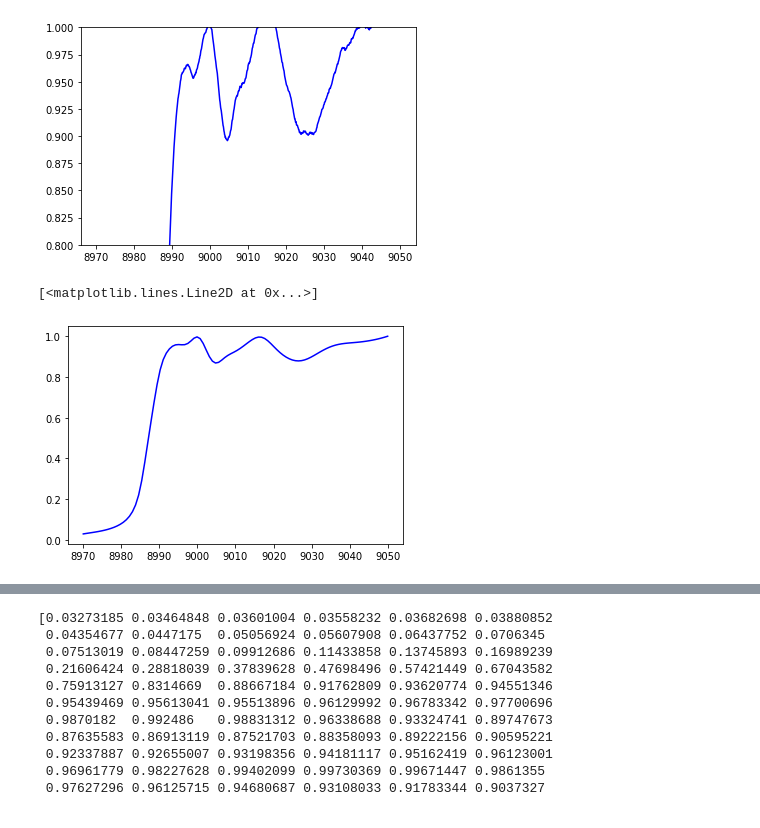
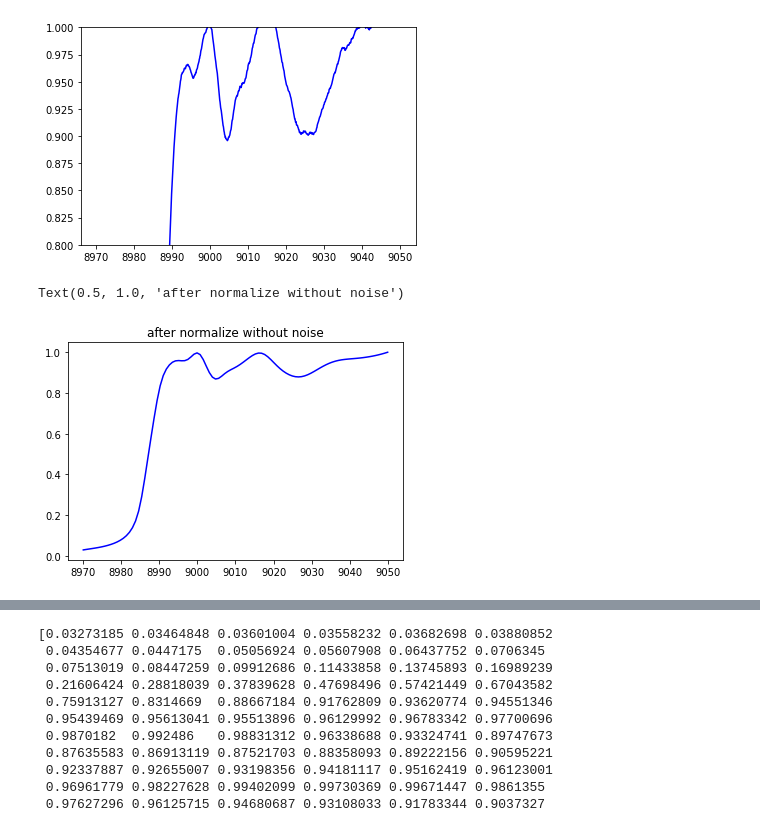
Before and after one commit to PredictXANES/XANES_Capstone, a Jupyter notebook: examples/GPR_predict_atom_number.ipynb, the cells around one changed output, grey strips where cells are left out. Cells and saved outputs as stored; diff of their text form; code cells hidden in the pictures.

```diff
--- a/examples/GPR_predict_atom_number.ipynb
+++ b/examples/GPR_predict_atom_number.ipynb
@@ -798,6 +813,7 @@ def normalization_spectra(df):
     '''
     use a raw spectra as parameter and return the after normalization spectra(np.array)
     all of the data are dividede by the highest absorption
+    reurn 100 data point
     '''
     features=np.array(df.loc[:,'Mu1':'Mu100'])
     normalization_features = np.array([[0.0]*(np.size(features, 1))]*(np.size(features, 0)))
@@ -813,9 +829,10 @@ def normalization_spectra(df):
 normalization_spectra_first_500 = normalization_spectra(df[:500])
 # %%
 plt.plot(np.linspace(8970, 9050, 100),normalization_spectra_first_500[0],color = 'blue')
+plt.title('after normalize without noise')
 # %% [output]
-[<matplotlib.lines.Line2D at 0x...>]
+Text(0.5, 1.0, 'after normalize without noise')
-[figure, old version]
+[figure, new version]
 # %%
 normalization_spectra_first_500_df = pd.DataFrame(normalization_spectra_first_500)
 normalization_spectra_first_500_df
```
Also changed, not shown: parts of 39 cells of this notebook.
